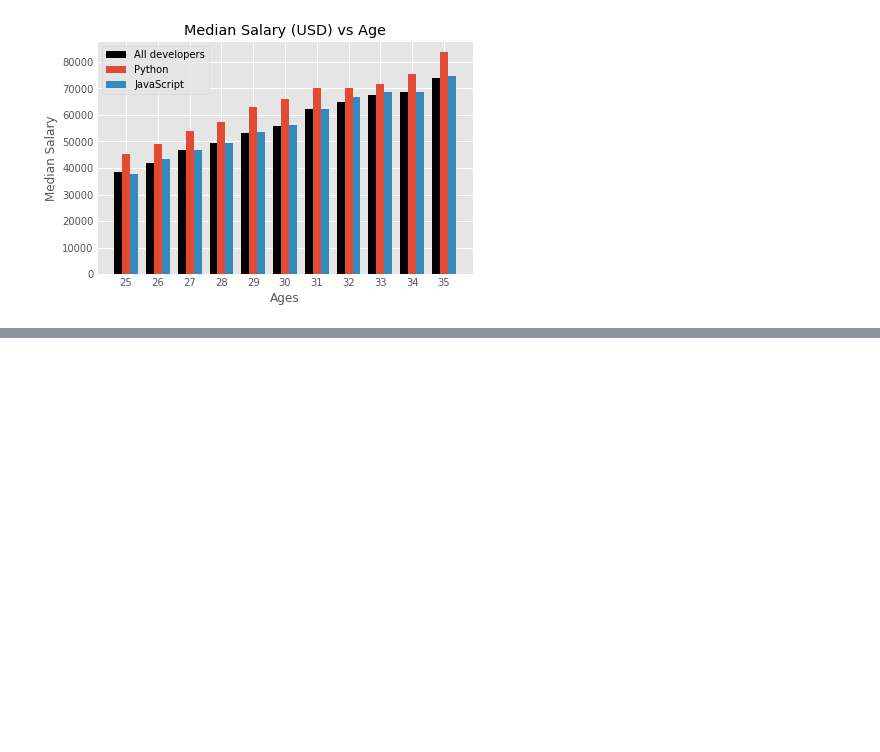
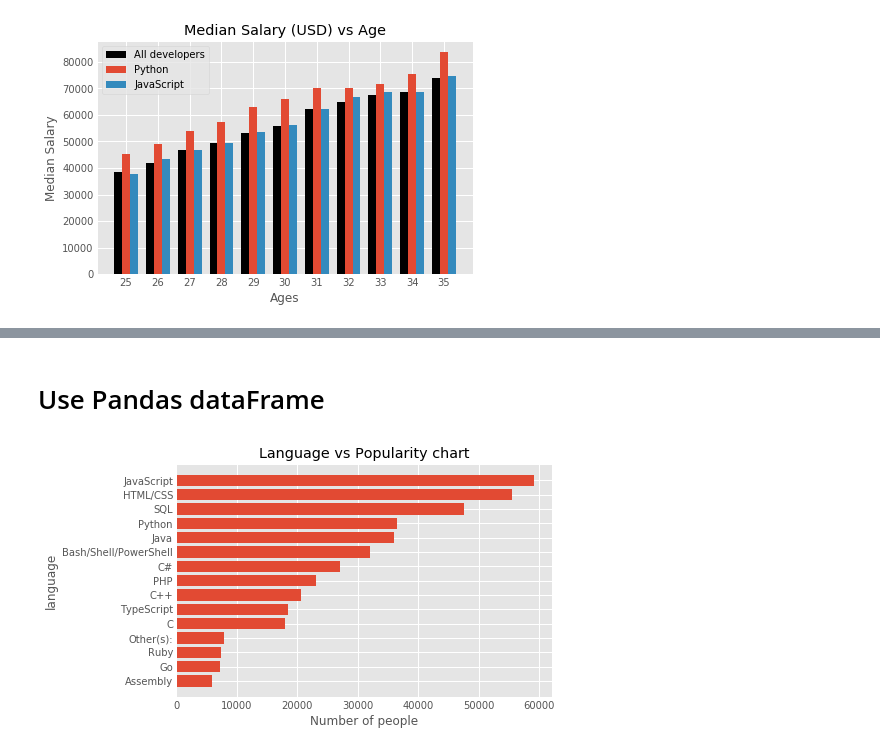
Before and after one commit to Vikasjce/Python, a Jupyter notebook: Matplotlib/02.BarChart/BarPlot.ipynb, the cells around one changed output, grey strips where cells are left out. Cells and saved outputs as stored; diff of their text form; code cells hidden in the pictures; blank space fills up the shorter version.

```diff
--- a/Matplotlib/02.BarChart/BarPlot.ipynb
+++ b/Matplotlib/02.BarChart/BarPlot.ipynb
@@ -103,0 +192,36 @@ plt.show()
+# %% [markdown]
+# Use Pandas dataFrame
+# %%
+import pandas as pd
+from collections import Counter
+
+data = pd.read_csv('data.csv')
+
+language_counter=Counter()
+
+for row in data['LanguagesWorkedWith']:
+    language_counter.update(row.split(';'))
+
+language=[]
+popularity=[]
+
+for x in language_counter.most_common(15):
+    language.append(x[0])
+    popularity.append(x[1])
+
+from matplotlib import pyplot as plt
+
+plt.style.use('ggplot')
+language.reverse()
+popularity.reverse()
+
+plt.barh(language,popularity,color='b')
+
+plt.xlabel('Number of people')
+plt.ylabel('language')
+plt.title("Language vs Popularity chart")
+
+plt.savefig("Language_vs_popularity_barplot.png")
+plt.show()
+# %% [output]
+[figure, added]
```
Also changed, not shown: parts of 8 cells of this notebook, 1 other file.
